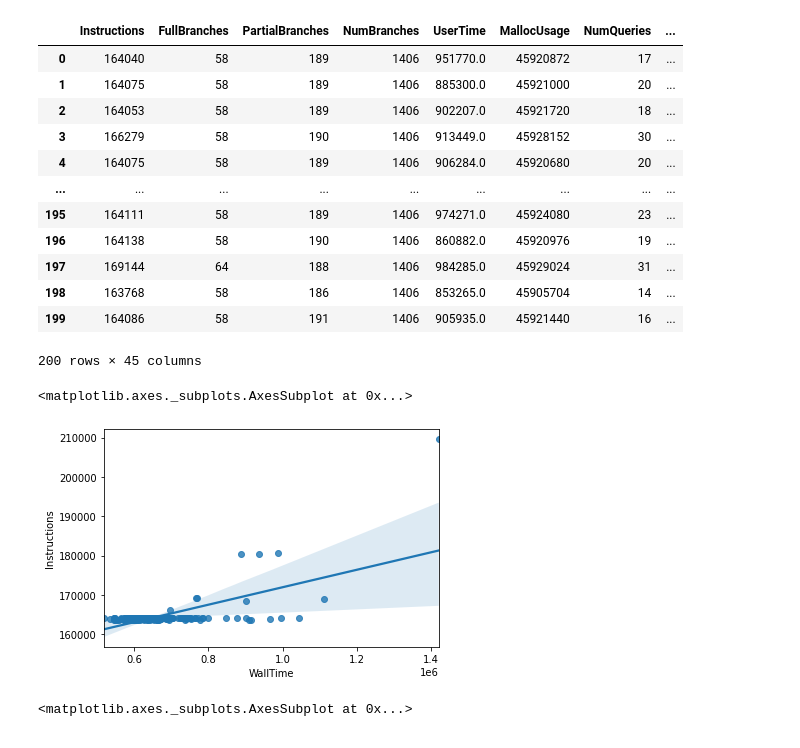
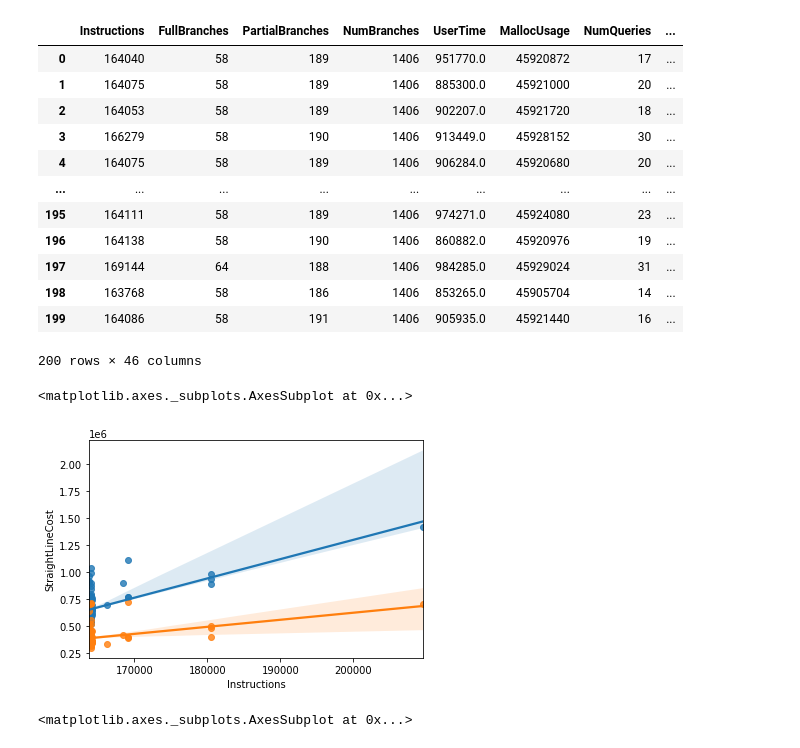
Before and after one commit to Ishaangandhi/klee-profiler, a Jupyter notebook: vis.ipynb, the cells around one changed output. Saved outputs shown, nothing was run; the diff lists cells and outputs as text; code cells hidden in the pictures.

```diff
--- a/vis.ipynb
+++ b/vis.ipynb
@@ -8,6 +8,7 @@ runstats_df = pd.read_csv("logs/log13.csv")
 # %%
 normalized_times = runstats_df.WallTime / runstats_df.Instructions
 runstats_df['NormalizedTimes'] = normalized_times
+runstats_df['StraightLineCost'] = runstats_df.WallTime - runstats_df.SolverTime
 runstats_df = runstats_df.loc[:, (runstats_df != 0).any(axis=0)]
 # %%
 runstats_df
@@ -24,12 +25,13 @@ runstats_df
 | 197 | 169144 | 64 | 188 | 1406 | 984285.0 | 45929024 | 31 | ... |
 | 198 | 163768 | 58 | 186 | 1406 | 853265.0 | 45905704 | 14 | ... |
 | 199 | 164086 | 58 | 191 | 1406 | 905935.0 | 45921440 | 16 | ... |
-200 rows × 45 columns
+200 rows × 46 columns
 # %%
-sn.regplot(runstats_df.WallTime, runstats_df.Instructions)
+sn.regplot(runstats_df.Instructions, runstats_df.WallTime)
+sn.regplot(runstats_df.Instructions, runstats_df.StraightLineCost)
 # %% [output]
 <matplotlib.axes._subplots.AxesSubplot at 0x...>
-[figure, old version]
+[figure, new version]
 # %%
 sn.regplot(runstats_df.WallTime, runstats_df.NumQueries)
 # %% [output]
```
Also changed, not shown: parts of 2 cells of this notebook, 2 other files.
